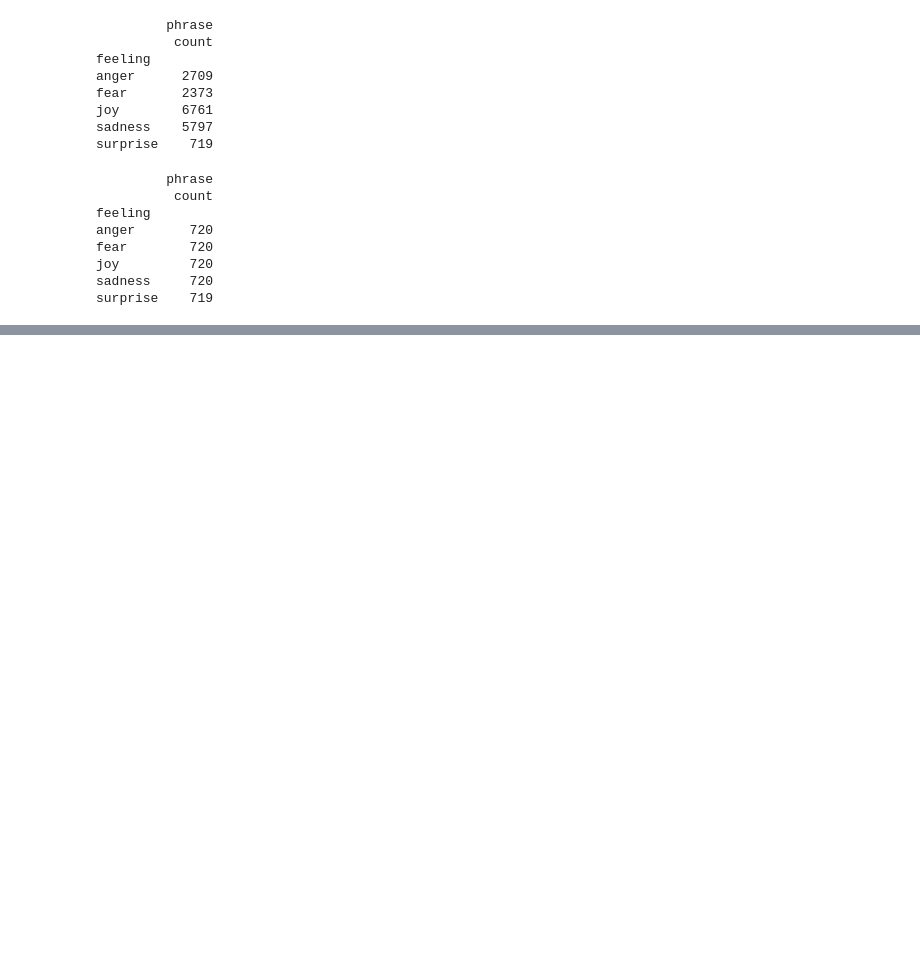
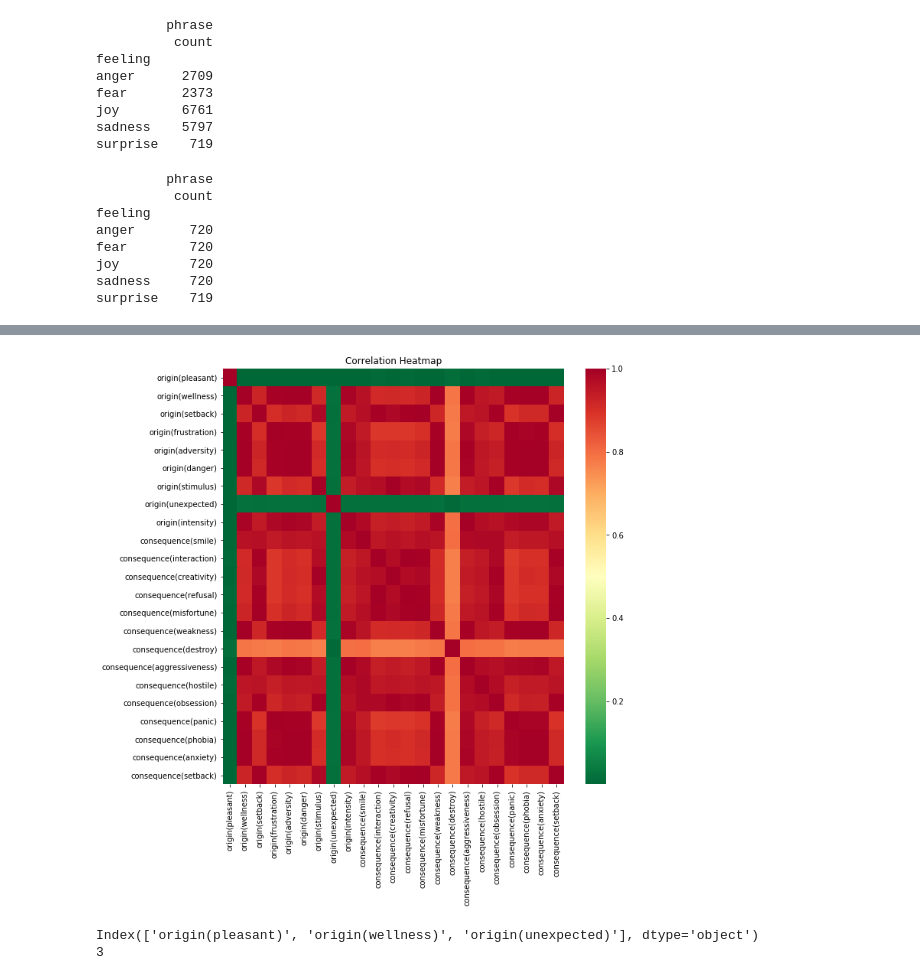
Before and after one commit to electrocured/tfm-ia-unir, a Jupyter notebook: vector_generation.ipynb, the cells around one changed output, grey strips where cells are left out. Saved outputs shown, nothing was run; the diff lists cells and outputs as text; code cells hidden in the pictures; blank space fills up the shorter version.

Commit message:
Adding feature extraction and correlation matrix
Adding feature extraction and correlation matrix with extra cleaning to remove correlated features

```diff
--- a/vector_generation.ipynb
+++ b/vector_generation.ipynb
@@ -192,0 +238,45 @@ felt anger end telephone
+# %%
+# correlation matrix is obtained
+
+# to get vals from vectors
+def get_vals(dicti):
+    tot = []
+    for test in dicti:
+        ar = []
+        for k, v in test.items():
+            ar.append(v)
+        tot.append(ar)
+    return tot
+
+# to get vals from vectors
+def get_col_names(dicti):
+    ar = []
+    for k, v in dicti[0].items():
+        ar.append(k)
+    return ar
+
+data = [vector for (vector, emotion) in all_vectors]
+value_data = get_vals(data)
+values_dataframe = pd.DataFrame(data=value_data, columns=get_col_names(data))
+
+value_correlation = values_dataframe.corr().abs()
+
+# first an initial heatmap to visulize correlation
+fig, ax = plt.subplots(figsize=(10,10))
+ax = sns.heatmap(value_correlation, cmap='RdYlGn_r')
+plt.title('Correlation Heatmap')
+plt.show()
+# %% [output]
+[figure, added]
+# %%
+# selecting features (columns) with correlation under 0.4
+
+correlation_threshold = 0.4
+
+not_correlated =~(value_correlation.mask(np.tril(np.ones([len(value_correlation)]*2, dtype=bool))).abs() > correlation_threshold).any()
+uncorrlenated_columns = not_correlated.loc[not_correlated[not_correlated.index] == True].index
+print(uncorrlenated_columns)
+print(len(uncorrlenated_columns))
+# %% [output]
+Index(['origin(pleasant)', 'origin(wellness)', 'origin(unexpected)'], dtype='object')
+3
```
Also changed, not shown: parts of 6 cells of this notebook.
